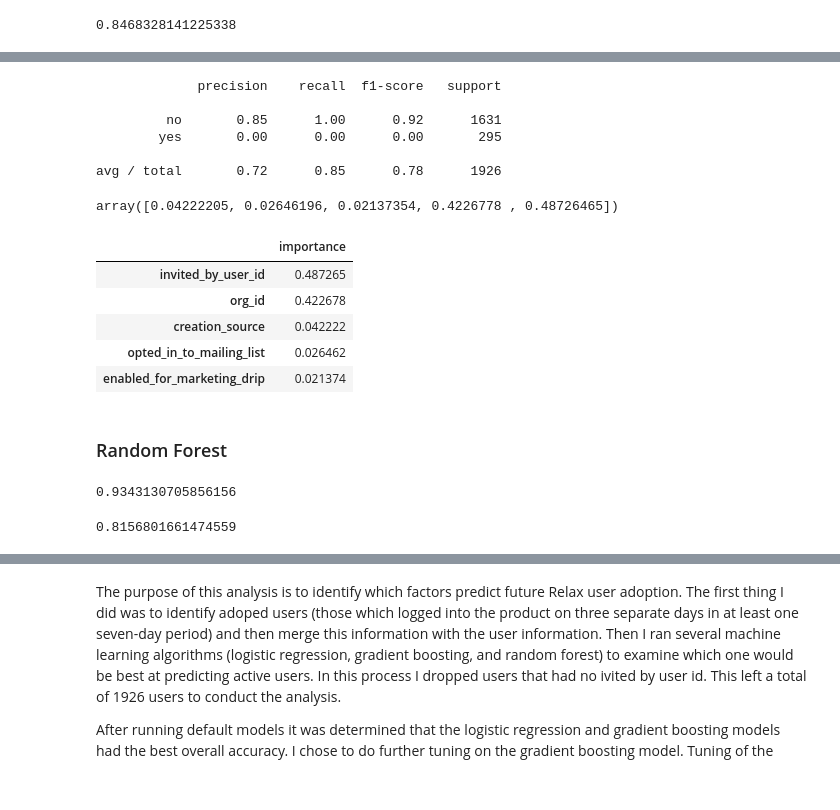
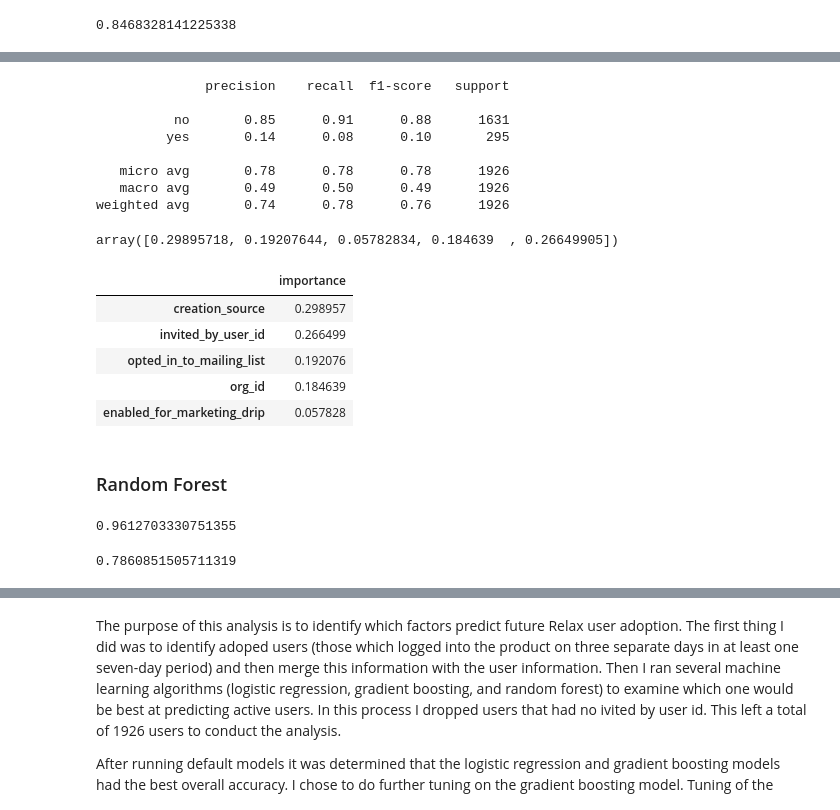
Before and after one commit to mamitch/Springboard_exercises, a Jupyter notebook: Relax Take Home Challenge.ipynb, the cells around one changed output, grey strips where cells are left out. Drawn from its saved outputs; the diff is of its cells as text; code cells hidden in the pictures.

Commit message:
updates with smote

```diff
--- a/Relax Take Home Challenge.ipynb
+++ b/Relax Take Home Challenge.ipynb
@@ -286,6 +292,9 @@ See the caveats in the documentation: http://pandas.pydata.org/pandas-docs/stabl
 #splitting data into test and training sets
 from sklearn.model_selection import train_test_split
 X_train, X_test, y_train, y_test=train_test_split(X, y, test_size=0.3, random_state=30)
+# %%
+sm = SMOTE(random_state=12, ratio = 1.0)
+X_train, y_train = sm.fit_sample(X_train, y_train)
 # %%
 from sklearn.ensemble import GradientBoostingClassifier
 gb=GradientBoostingClassifier(random_state=5)
@@ -332,29 +341,31 @@ matrix_df
 # %%
 print(classification_report(y_test, predicted))
 # %% [output]
-             precision    recall  f1-score   support
+              precision    recall  f1-score   support
 
-         no       0.85      1.00      0.92      1631
-        yes       0.00      0.00      0.00       295
+          no       0.85      0.91      0.88      1631
+         yes       0.14      0.08      0.10       295
 
-avg / total       0.72      0.85      0.78      1926
+   micro avg       0.78      0.78      0.78      1926
+   macro avg       0.49      0.50      0.49      1926
+weighted avg       0.74      0.78      0.76      1926
 # %%
 gb.feature_importances_
 # %% [output]
-array([0.04222205, 0.02646196, 0.02137354, 0.4226778 , 0.48726465])
+array([0.29895718, 0.19207644, 0.05782834, 0.184639  , 0.26649905])
 # %%
 #explore feature importances
 feature_importances=pd.DataFrame(gb.feature_importances_,
-                                index=X_train.columns,
+                                index=X.columns,
                                 columns=['importance']).sort_values('importance', ascending=False)
 feature_importances
 # %% [output]
 |  | importance |
-| invited_by_user_id | 0.487265 |
-| org_id | 0.422678 |
-| creation_source | 0.042222 |
-| opted_in_to_mailing_list | 0.026462 |
-| enabled_for_marketing_drip | 0.021374 |
+| creation_source | 0.298957 |
+| invited_by_user_id | 0.266499 |
+| opted_in_to_mailing_list | 0.192076 |
+| org_id | 0.184639 |
+| enabled_for_marketing_drip | 0.057828 |
 # %% [markdown]
 ### Random Forest
 # %%
@@ -363,11 +374,11 @@ randf= RandomForestClassifier(random_state=5)
 randf.fit(X_train, y_train)
 randf.score(X_train, y_train)
 # %% [output]
-0.9343130705856156
+0.9612703330751355
 # %%
 randf.score(X_test, y_test)
 # %% [output]
-0.8156801661474559
+0.7860851505711319
 # %%
 predicted = randf.predict(X_test)
 matrix = metrics.confusion_matrix(y_test, predicted)
```
Also changed, not shown: parts of 15 cells of this notebook.
